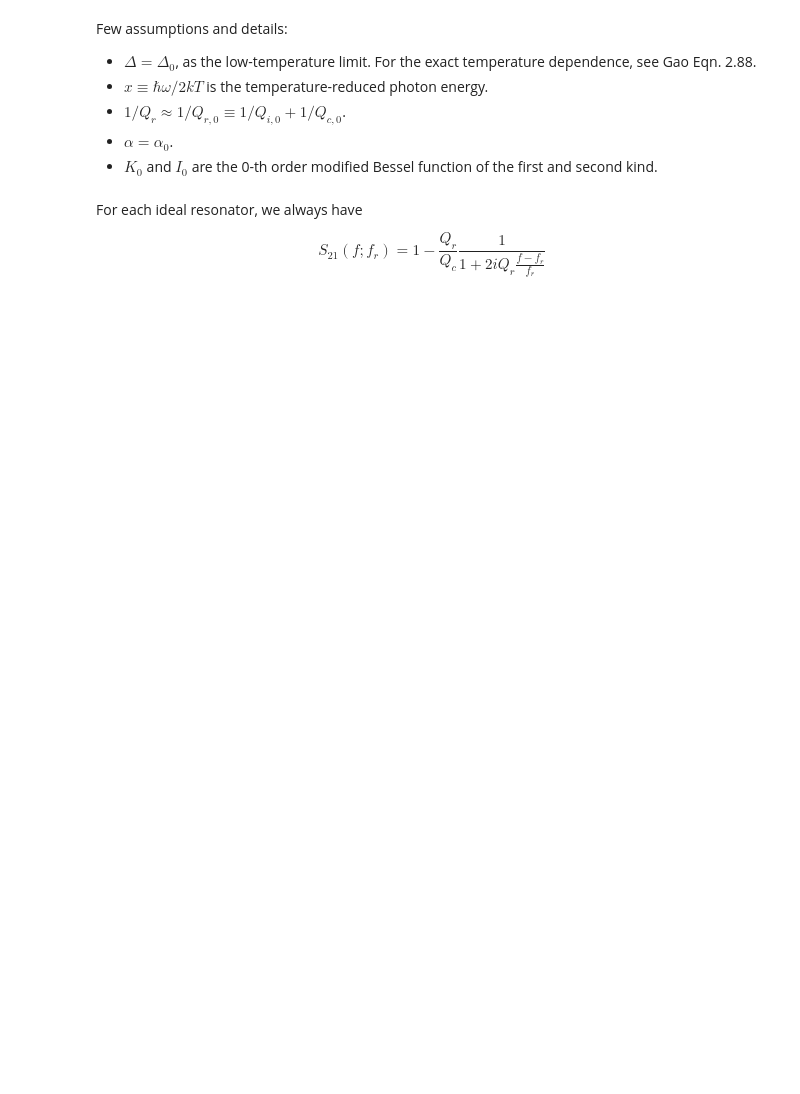
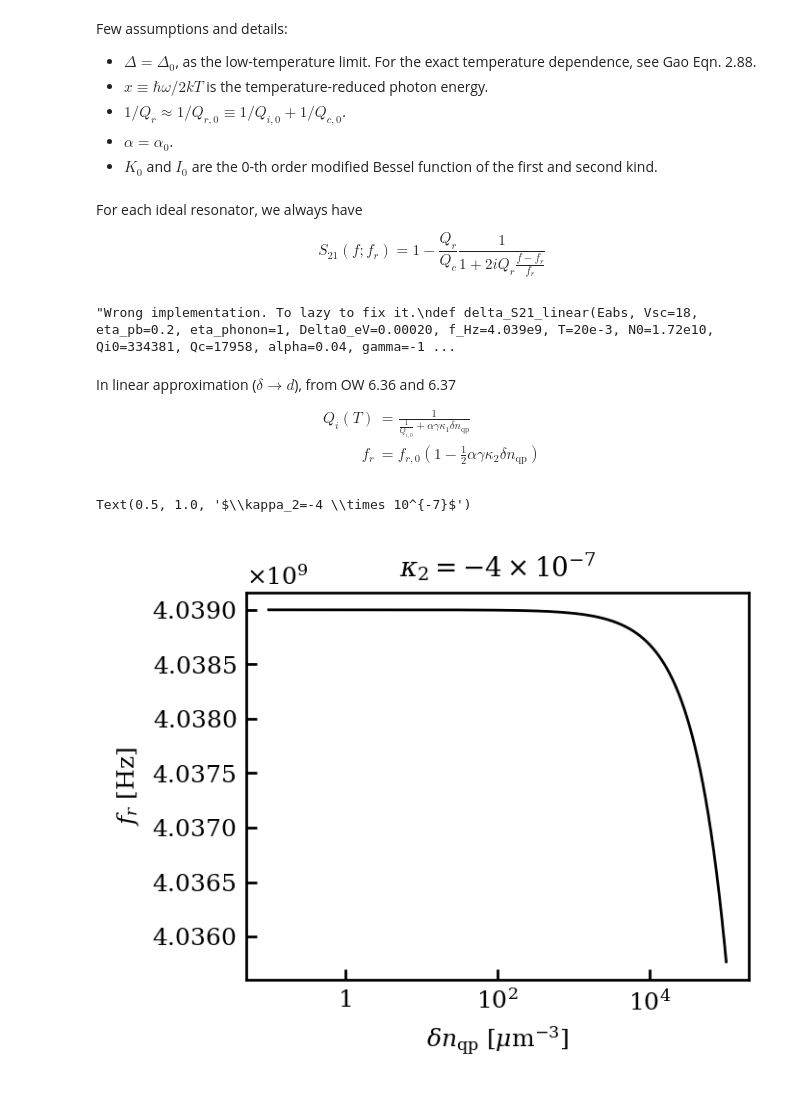
Before and after one commit to FaroutYLq/axioph, a Jupyter notebook: KID/cr_in_kid.ipynb, the cells around one changed output. Cells and saved outputs as stored; diff of their text form; code cells hidden in the pictures; blank space fills up the shorter version.

```diff
--- a/KID/cr_in_kid.ipynb
+++ b/KID/cr_in_kid.ipynb
@@ -304,0 +516,33 @@ def sigma_0_eV(Delta_eV, f_Hz, sigma_n):
+# %%
+# Default numbers from temperature sweep on the Single KID https://github.com/WashU-Astroparticle-Lab/analysis_archive/blob/main/DAQ/qpd/notebooks/waveforms_20250827.ipynb
+def delta_S21(Eabs, Vsc=18, eta_pb=0.2, eta_phonon=1, Delta0_eV=0.00020, f_Hz=4.039e9, T=20e-3, N0=1.72e10, sigma_n=3.8e7, Qi0=334381, Qc=17958, alpha=0.04, gamma=-1):
+    """Compute the change in S21 with non-linear effects.
+    """
+    Qr0 = 1/(1/Qi0 + 1/Qc)
+    delta_n_qp = delta_n_qp_eV(Eabs, Vsc, Delta0_eV, eta_pb, eta_phonon)
+    delta_sigma1 = delta_sigma1_eV(delta_n_qp, Delta0_eV, f_Hz, T, N0, sigma_n)
+    delta_sigma2 = delta_sigma2_eV(delta_n_qp, Delta0_eV, f_Hz, T, N0, sigma_n)
+    sigma_0 = sigma_0_eV(Delta0_eV, f_Hz, sigma_n)
+
+    # Not sure why but seems abs(gamma) is needed here
+    #delta_s21 = Qr0/Qc * (1-1/(1+ Qr0 * alpha * np.abs(gamma) * (delta_sigma1 + 1j * delta_sigma2) / np.abs(sigma_0)))
+    # Not sure why but seems minus sign is needed here instead of plus. It is the same problem as the previous negative kappa1 thing
+    delta_s21 = Qr0/Qc * (1-1/(1+ Qr0 * alpha * gamma * (-delta_sigma1 + 1j * delta_sigma2) / np.abs(sigma_0)))
+    return delta_s21
+
+"""Wrong implementation. To lazy to fix it.
+def delta_S21_linear(Eabs, Vsc=18, eta_pb=0.2, eta_phonon=1, Delta0_eV=0.00020, f_Hz=4.039e9, T=20e-3, N0=1.72e10, Qi0=334381, Qc=17958, alpha=0.04, gamma=-1):
+    '''Compute the change in S21 with linear approximation.
+    \delta_S_{21}=\frac{Q_r^2}{Q_c} \alpha \gamma\left(\frac{1}{\pi N_0} \sqrt{\frac{2}{\pi k T \Delta}} \sinh (x) K_0(x)-i \frac{1}{2 N_0 \Delta}\left(1+\sqrt{\frac{2 \Delta}{\pi k T}} e^{-x} I_0(x)\right)\right) \frac{\eta_{\mathrm{pb}} E_{\mathrm{abs}}}{V_{\mathrm{sc}} \Delta}
+    '''
+    Qr0 = 1/(1/Qi0 + 1/Qc)
+    delta_n_qp = delta_n_qp_eV(Eabs, Vsc, Delta0_eV, eta_pb, eta_phonon)
+    xi = calculate_xi_hz(f_Hz, T)
+    prefactor = Qr0**2/Qc * alpha * gamma
+    kappa1 = 1/(pi * N0) * np.sqrt(2/(pi * k * T * Delta0_eV)) * np.sinh(xi) * k0(xi)
+    kappa2 = -1/(2 * N0 * Delta0_eV) * (1 + np.sqrt(2 * Delta0_eV/(pi * k * T)) * np.exp(-xi) * i0(xi))
+    delta_s21 = prefactor * (kappa1 + 1j * kappa2) * delta_n_qp
+    return delta_s21
+"""
+# %% [output]
+"Wrong implementation. To lazy to fix it.\ndef delta_S21_linear(Eabs, Vsc=18, eta_pb=0.2, eta_phonon=1, Delta0_eV=0.00020, f_Hz=4.039e9, T=20e-3, N0=1.72e10, Qi0=334381, Qc=17958, alpha=0.04, gamma=-1 ...
@@ -304,0 +640,31 @@ def sigma_0_eV(Delta_eV, f_Hz, sigma_n):
+# %% [markdown]
+In linear approximation ($\delta \rightarrow d$), from OW 6.36 and 6.37
+
+$$
+\begin{align}
+    Q_i(T)&=\frac{1}{\frac{1}{Q_{i, 0}} + \alpha \gamma \kappa_1 \delta n_\mathrm{qp}}\\
+    f_r &= f_{r, 0} \left(1 - \frac{1}{2}\alpha \gamma \kappa_2 \delta n_\mathrm{qp} \right)
+\end{align}
+$$
+# %%
+# Default values of kappa from OW Fig. 6.4. kappa2 is negative from Gao Fig. 2.10.
+# But it seems positive kappa1 is more reasonable, otherwise you get negative Q_i.
+def fr_linear(delta_n_qp, kappa2=-4e-7, fr0=4.039e9, alpha=0.04, gamma=-1):
+    return fr0 * (1 - 0.5 * alpha * gamma * kappa2 * delta_n_qp)
+
+    # An additional factor of 1/3 seem to match theoretical non-linear \delta S_{21} better, not understood yet
+    #return fr0 * (1 - 0.3 * 0.5 * alpha * gamma * kappa2 * delta_n_qp)
+
+def Qi_linear(delta_n_qp, kappa1=2e-7, Qi0=334381, alpha=0.04, gamma=-1):
+    return 1 / (1 / Qi0 + alpha * np.abs(gamma) * kappa1 * delta_n_qp)
+# %%
+dnqps = np.logspace(-1, 5, 1000)
+frs = fr_linear(delta_n_qp=dnqps)
+plt.plot(dnqps, frs)
+plt.xscale('log')
+plt.ylabel(r"$f_r$ [Hz]")
+plt.xlabel(r"$\delta n_{\mathrm{qp}} ~[\mu \mathrm{m}^{-3}]$")
+plt.title(r"$\kappa_2=-4 \times 10^{-7}$")
+# %% [output]
+Text(0.5, 1.0, '$\\kappa_2=-4 \\times 10^{-7}$')
+[figure, added]
```
Also changed, not shown: parts of 30 cells of this notebook.
